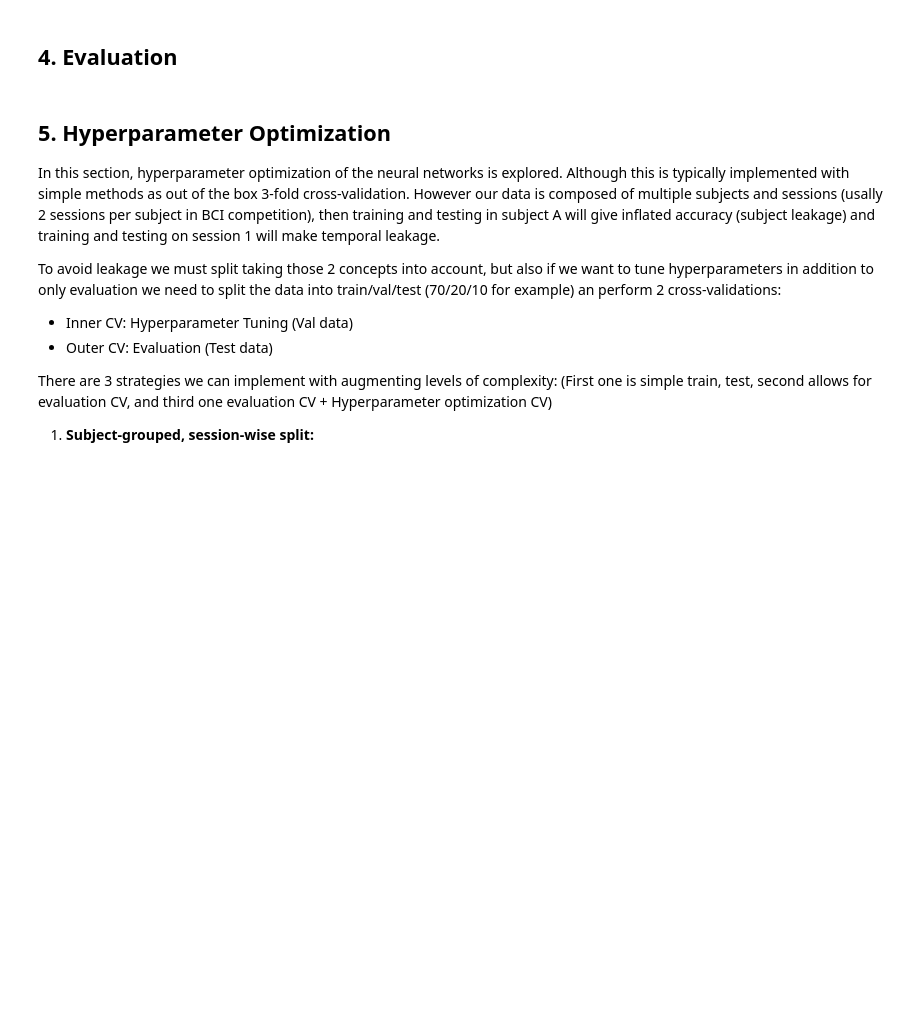
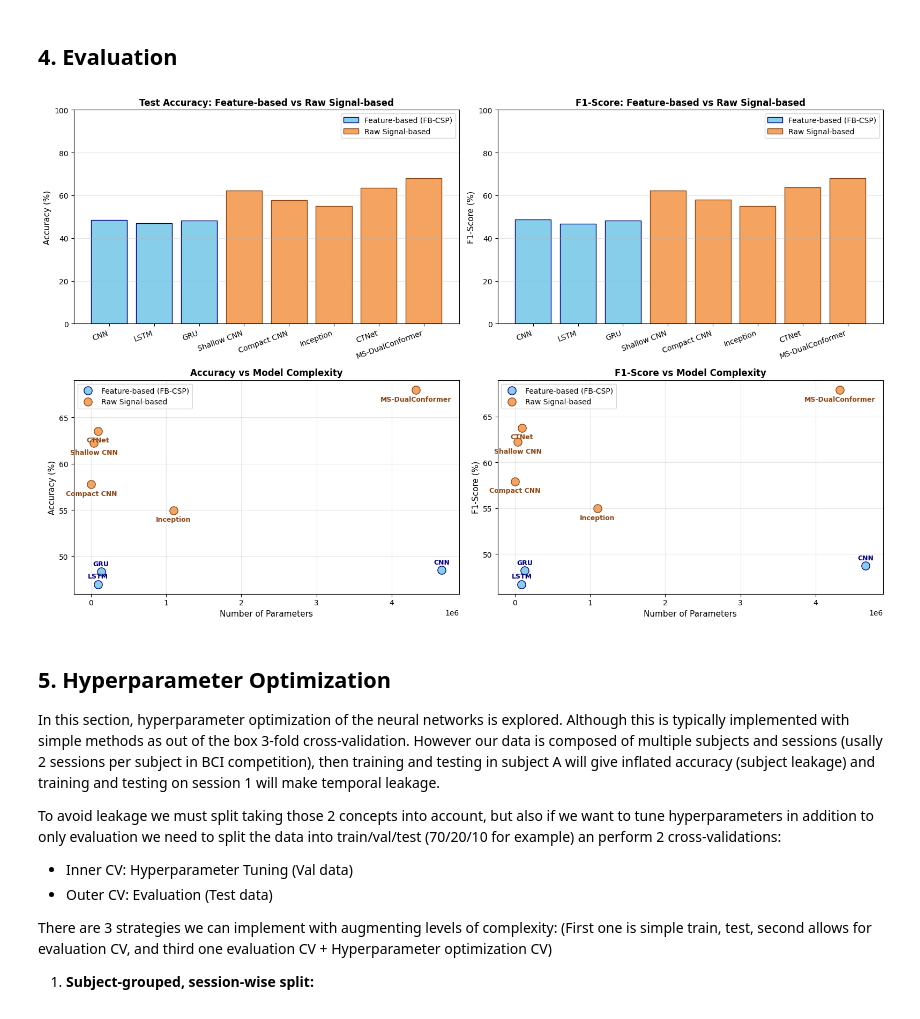
Before and after one commit to eZWALT/ML4HD-Machine-Learning-for-Human-Data, a Jupyter notebook: PROJECT/src/clean.ipynb, the cells around one changed output. Saved outputs shown, nothing was run; the diff lists cells and outputs as text; code cells hidden in the pictures; blank space fills up the shorter version.

```diff
--- a/PROJECT/src/clean.ipynb
+++ b/PROJECT/src/clean.ipynb
@@ -1257,13 +1287,13 @@ if NEED_TO_RETRAIN_THEM_ALL:
 if NEED_TO_RETRAIN_THEM_ALL:
 
   # Callbacks
-  early_stop_inception = EarlyStopping(monitor='val_f1_score_metric',mode='max', patience=15, restore_best_weights=True)
+  early_stop_inception = EarlyStopping(monitor='val_f1_score_metric',mode='max', patience=5, restore_best_weights=True)
   checkpoint_inception = ModelCheckpoint("best_inception.h5",monitor='val_f1_score_metric',mode='max', save_best_only=True)
 
   history = inception.fit(
       X_train, y_train,
       batch_size=32,
-      epochs=100,
+      epochs=10,
       validation_data=(X_val, y_val),
       shuffle=True,
       callbacks=[ checkpoint_inception, early_stop_inception],
@@ -1365,7 +1461,7 @@ if NEED_TO_RETRAIN_THEM_ALL:
   history = ctnet.fit(
       X_train, y_train,
       batch_size=32,
-      epochs=100,
+      epochs=10,
       validation_data=(X_val, y_val),
       shuffle=True,
       callbacks=[ checkpoint_ctnet, early_stop_ctnet ],
@@ -1407,41 +1528,41 @@ if NEED_TO_RETRAIN_THEM_ALL:
       nb_classes=N,
       Chans=C,
       Samples=T,
-      emb_size=256,  # Embedding dimensionality (controls model capacity)
+      emb_size=128,  # Embedding dimensionality (controls model capacity)
 
       # Multi-scale CNN patch embeddings
       patch_kernel_sizes=(5, 12, 25, 64, 125),  # γ, β, α, θ, δ frequency bands
-      patch_filters_per_scale=(52, 100, 100, 100, 28),  # Filter allocation per scale
+      patch_filters_per_scale=  (26, 32, 32, 32, 14), # Filter allocation per scale
       patch_pool_size=3,  # Temporal downsampling factor
       patch_channel_temp_filter_size=4,
-      patch_spatial_droprate=0.33,
-      patch_final_droprate=0.33,
+      patch_spatial_droprate=0.3,
+      patch_final_droprate=0.3,
 
       # Positional encoding
       pe_droprate=0.2,
 
       # Dual-axis transformer (unified hyperparameters)
-      att_num_layers=24,  # Number of interleaved dual-axis blocks
-      att_num_heads=8,   # Attention heads (emb_size must be divisible by num_heads)
-      att_dropout=0.25,  # Unified dropout for all attention layers
+      att_num_layers=2,  # Number of interleaved dual-axis blocks
+      att_num_heads=4,   # Attention heads (emb_size must be divisible by num_heads)
+      att_dropout=0.15,  # Unified dropout for all attention layers
 
       # Pooling and classification
       pool_droprate=0.5,
       fusion_mode="flatten",
-      classif_hidden_units=(128, 64, 32),
-      classif_droprate_probs=(0.4, 0.4, 0.35),
+      classif_hidden_units=(128, 32),
+      classif_droprate_probs=(0.3, 0.25),
 
       # Ablation flags (enable all for full model)
       use_time_embeddings=True,
       use_channel_embeddings=True,
       use_cross_time_attention=True,
       use_cross_channel_attention=True,
-      use_positional_encoding=True,
+      use_positional_encoding=False,
   )
 
   # Compile with optimizer and metrics
   ms_dual_conformer.compile(
-      optimizer=tf.keras.optimizers.Adam(learning_rate=8e-5),
+      optimizer=tf.keras.optimizers.Adam(learning_rate=9e-5),
       loss='categorical_crossentropy',
       metrics=[f1_score_metric]
   )
@@ -1453,7 +1597,7 @@ if NEED_TO_RETRAIN_THEM_ALL:
   early_stop = EarlyStopping(
       monitor='val_f1_score_metric',
       mode='max',
-      patience=15,
+      patience=10,
       restore_best_weights=True,
       verbose=1
   )
@@ -1468,8 +1612,8 @@ if NEED_TO_RETRAIN_THEM_ALL:
   # Train the model
   history = ms_dual_conformer.fit(
       X_train, y_train,
-      batch_size=32,
-      epochs=100 ,
+      batch_size=64,
+      epochs=15,
       validation_data=(X_val, y_val),
       shuffle=True,
       callbacks=[checkpoint, early_stop],
@@ -1518,7 +1693,7 @@ if NEED_TO_RETRAIN_THEM_ALL:
       accuracy_score(y_true_labels, y_pred_cnn) * 100,
       accuracy_score(y_true_labels, y_pred_lstm) * 100,
       accuracy_score(y_true_labels, y_pred_gru) * 100,
-      0, 0, 0, 0, 0, 0
+      0, 0, 0, 0, 0,
   ]
 
   raw_metrics_acc = [
@@ -1535,7 +1710,7 @@ if NEED_TO_RETRAIN_THEM_ALL:
       f1_score(y_true_labels, y_pred_cnn, average='weighted') * 100,
       f1_score(y_true_labels, y_pred_lstm, average='weighted') * 100,
       f1_score(y_true_labels, y_pred_gru, average='weighted') * 100,
-      0, 0, 0, 0, 0, 0
+      0, 0, 0, 0, 0,
   ]
 
   raw_metrics_f1 = [
@@ -1552,7 +1727,7 @@ if NEED_TO_RETRAIN_THEM_ALL:
       cnn.count_params(),
       lstm.count_params(),
       gru.count_params(),
-      0, 0, 0, 0, 0, 0
+      0, 0, 0, 0, 0,
   ]
 
   raw_weights = [
@@ -1607,33 +1782,35 @@ if NEED_TO_RETRAIN_THEM_ALL:
                   textcoords="offset points", xytext=(0, -15),
                   ha='center', fontsize=9, color='saddlebrown', fontweight='bold')
   ax3.set_ylabel('Accuracy (%)', fontsize=11)
   ax3.set_xlabel('Number of Parameters', fontsize=11)
   ax3.set_title('Accuracy vs Model Complexity', fontsize=12, fontweight='bold')
   ax3.legend()
   ax3.grid(alpha=0.3)
 
   ax4.scatter([feat_weights[i] for i in feat_indices],
               [feat_metrics_f1[i] for i in feat_indices],
               label='Feature-based (FB-CSP)', color='skyblue', edgecolor='navy', s=120)
   ax4.scatter([raw_weights[i] for i in raw_indices],
               [raw_metrics_f1[i] for i in raw_indices],
               label='Raw Signal-based', color='sandybrown', edgecolor='saddlebrown', s=120)
   for i in feat_indices:
       ax4.annotate(experiments[i], (feat_weights[i], feat_metrics_f1[i]),
                   textcoords="offset points", xytext=(0, 8),
                   ha='center', fontsize=9, color='navy', fontweight='bold')
   for i in raw_indices:
       ax4.annotate(experiments[i], (raw_weights[i], raw_metrics_f1[i]),
                   textcoords="offset points", xytext=(0, -15),
                   ha='center', fontsize=9, color='saddlebrown', fontweight='bold')
   ax4.set_ylabel('F1-Score (%)', fontsize=11)
   ax4.set_xlabel('Number of Parameters', fontsize=11)
   ax4.set_title('F1-Score vs Model Complexity', fontsize=12, fontweight='bold')
   ax4.legend()
   ax4.grid(alpha=0.3)
 
   plt.tight_layout()
   plt.show()
+# %% [output]
+[figure, added]
 # %% [markdown]
 ## 5. Hyperparameter Optimization
 
```
Also changed, not shown: parts of 43 cells of this notebook.
